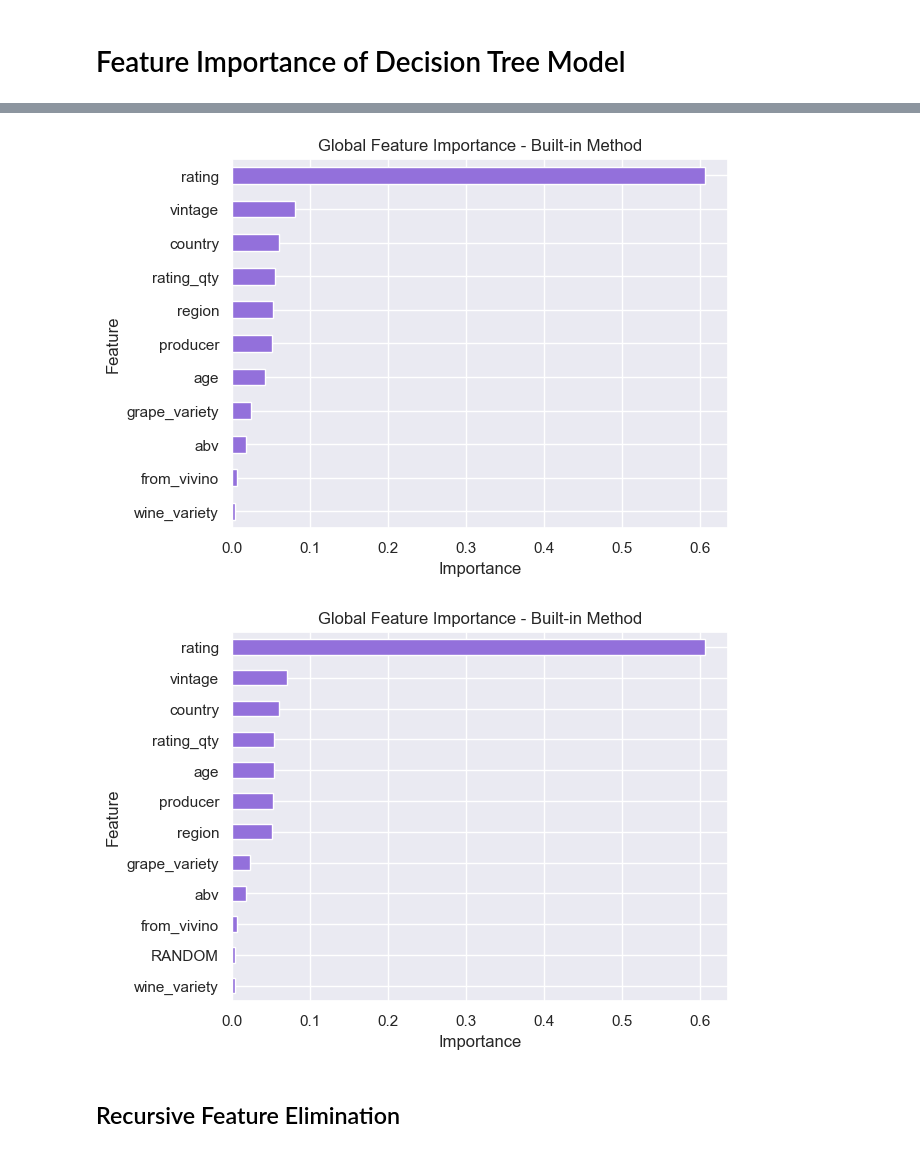
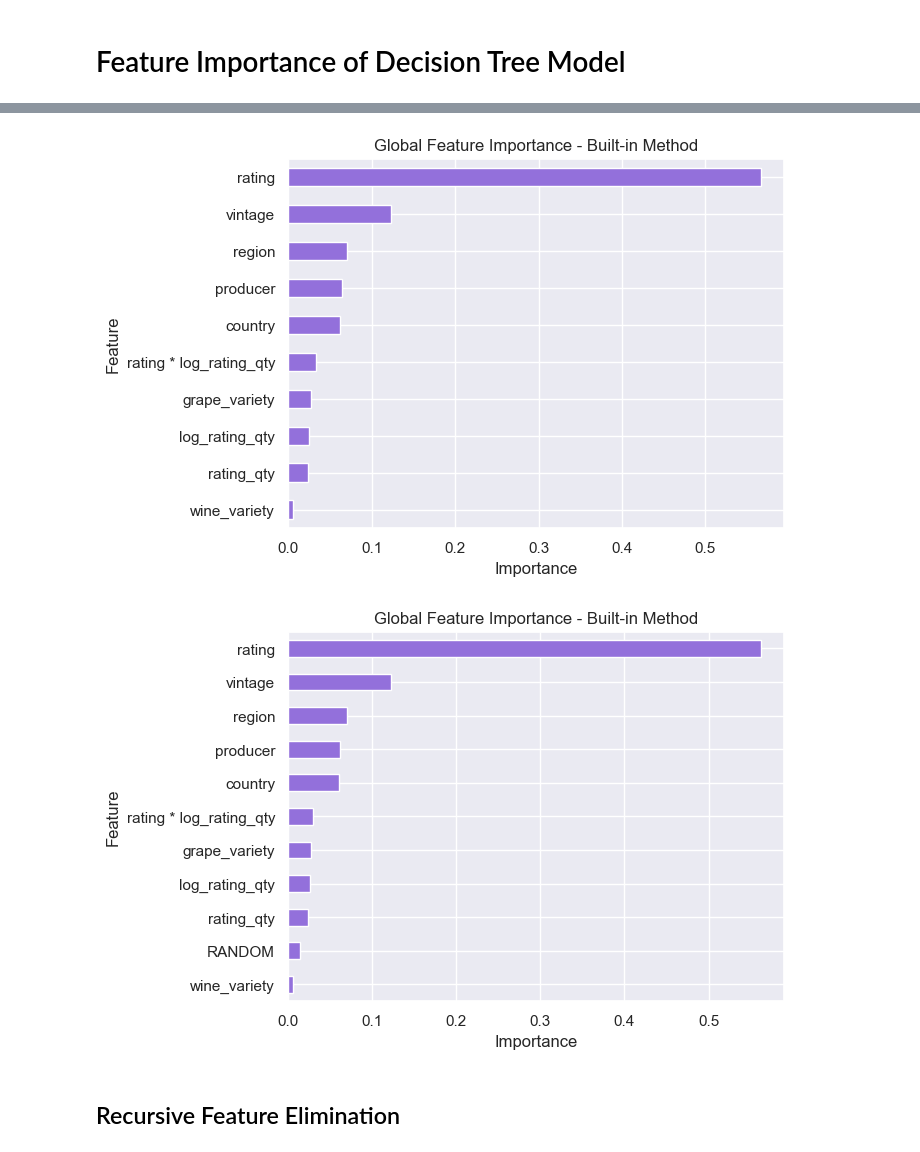
Before and after one commit to acdaniel864/capstone, a Jupyter notebook: code/04_modelling.ipynb, the cells around one changed output, grey strips where cells are left out. Cells and saved outputs as stored; diff of their text form; code cells hidden in the pictures.

Commit message:
new validation dataset

```diff
--- a/code/04_modelling.ipynb
+++ b/code/04_modelling.ipynb
@@ -48,3 +42,6 @@ X_train, X_test, y_train, y_test = train_test_split(X, y, random_state=42, train
+# %%
+# Chose to drop abv as it was highly imputed (70% of the data). Dropped from_vivino as it is not useful for production model or app.
+df.drop(columns = ['abv', 'from_vivino'], inplace=True)
 # %% [markdown]
 # Baseline Model
 # %% [markdown]
@@ -86,13 +125,19 @@ Basic Linear Regression with nulls imputed from median
 # %% [markdown]
 ## Decision Tree Regression
 # %%
-# No hyper parameter tuning
+# No hyper parameter tuning with a decision tree model.
+
+X_decision_trees = df.drop(columns = ['log_price', 'price', 'age', 'age^2'])
+
+X_train_dt, X_test_dt, y_train_dt, y_test_dt = train_test_split(X_decision_trees, y, random_state=42, train_size=0.85)
+
 dt = DecisionTreeRegressor(random_state=42)
 
-dt.fit(X_train, y_train)
+dt.fit(X_train_dt, y_train_dt)
 
-y_pred = dt.predict(X_test)
+y_pred_dt = dt.predict(X_test_dt)
 
-print(f"Root Mean Squared Error (RMSE): {np.exp(np.sqrt(mean_squared_error(y_test, y_pred)))}")
-print(f"R-squared (R2): {r2_score(y_test, y_pred)}")
+print(f"Log-price Root Mean Squared Error (RMSE): {(np.sqrt(mean_squared_error(y_test_dt, y_pred_dt)))}")
+print(f"Price USD Root Mean Squared Error (RMSE): {(np.exp(np.sqrt(mean_squared_error(y_test_dt, y_pred_dt))))}")
+print(f"R-squared (R2): {r2_score(y_test_dt, y_pred_dt)}")
 # %% [output]
@@ -128,14 +184,10 @@ R-squared (R2): 0.9682522509755589
 # %%
-# Best parameters found:  {'max_depth': 30, 'min_samples_leaf': 2, 'min_samples_split': 10}
 # After hyper parameter tuning
-dt_tuned = DecisionTreeRegressor(max_depth = None, min_samples_leaf = 1, min_samples_split = 3, random_state=42)
+best_model.fit(X_train_dt, y_train_dt)
+y_pred_dt_tuned = best_model.predict(X_test_dt)
 
-dt_tuned.fit(X_train, y_train)
-
-y_pred = dt_tuned.predict(X_test)
-
-print(f"Root Mean Squared Error (RMSE): {round(np.exp(np.sqrt(mean_squared_error(y_test, y_pred))),3)}")
-print(f"R-squared (R2): {round(r2_score(y_test, y_pred),3)}")
-
-print(f"Cross validated r2: {round(cross_val_score(dt_tuned, X_train, y_train, cv = 5).mean(), 3)}")
+print(f"Price Root Mean Squared Error (RMSE): {round(np.exp(np.sqrt(mean_squared_error(y_test_dt, y_pred_dt_tuned))),3)}")
+print(f"Log-price Root Mean Squared Error (RMSE): {round(np.sqrt(mean_squared_error(y_test_dt, y_pred_dt_tuned)),3)}")
+print(f"R-squared (R2): {round(r2_score(y_test_dt, y_pred_dt_tuned),3)}")
+print(f"Cross validated r2: {round(cross_val_score(best_model, X_train_dt, y_train_dt, cv = 5).mean(), 3)}")
 # %% [output]
@@ -261,20 +288,22 @@ Model clearly much more reliable when
 # %%
-# code from https://forecastegy.com/posts/feature-importance-in-random-forests/#:~:text=Permutation%20feature%20importance%20is%20another,out%2Dof%2Dsample%20dataset.
-
-global_importances = pd.Series(dt_tuned.feature_importances_, index=X_train.columns)
+# code from https://forecastegy.com/posts/feature-importance-in-random-forests/
+global_importances = pd.Series(best_model.feature_importances_, index=X_train_dt.columns)
 global_importances.sort_values(ascending=True, inplace=True)
 global_importances.plot.barh(color='mediumpurple')
 plt.xlabel("Importance")
 plt.ylabel("Feature")
 plt.title("Global Feature Importance - Built-in Method");
 # %% [output]
-[figure, old version]
+[figure, new version]
 # %%
-X_train_random = X_train.copy()
-X_train_random["RANDOM"] = np.random.RandomState(42).randn(X_train.shape[0])
+# Verifying feature importance with a comparison to a random variable
+# code from https://forecastegy.com/posts/feature-importance-in-random-forests/
+
+X_train_random = X_train_dt.copy()
+X_train_random["RANDOM"] = np.random.RandomState(42).randn(X_train_dt.shape[0])
 
 dtree_random_feat_imp = DecisionTreeRegressor(max_depth = None, min_samples_leaf = 1, min_samples_split = 3, random_state=42)
-dtree_random_feat_imp.fit(X_train_random, y_train)
+dtree_random_feat_imp.fit(X_train_random, y_train_dt)
 
 global_importances_random = pd.Series(dtree_random_feat_imp.feature_importances_, index=X_train_random.columns)
 global_importances_random.sort_values(ascending=True, inplace=True)
@@ -283,7 +312,7 @@ plt.xlabel("Importance")
 plt.ylabel("Feature")
 plt.title("Global Feature Importance - Built-in Method");
 # %% [output]
-[figure, old version]
+[figure, new version]
 # %% [markdown]
 ## Recursive Feature Elimination
 # %% [markdown]
```
Also changed, not shown: parts of 40 cells of this notebook, 17 other files.
